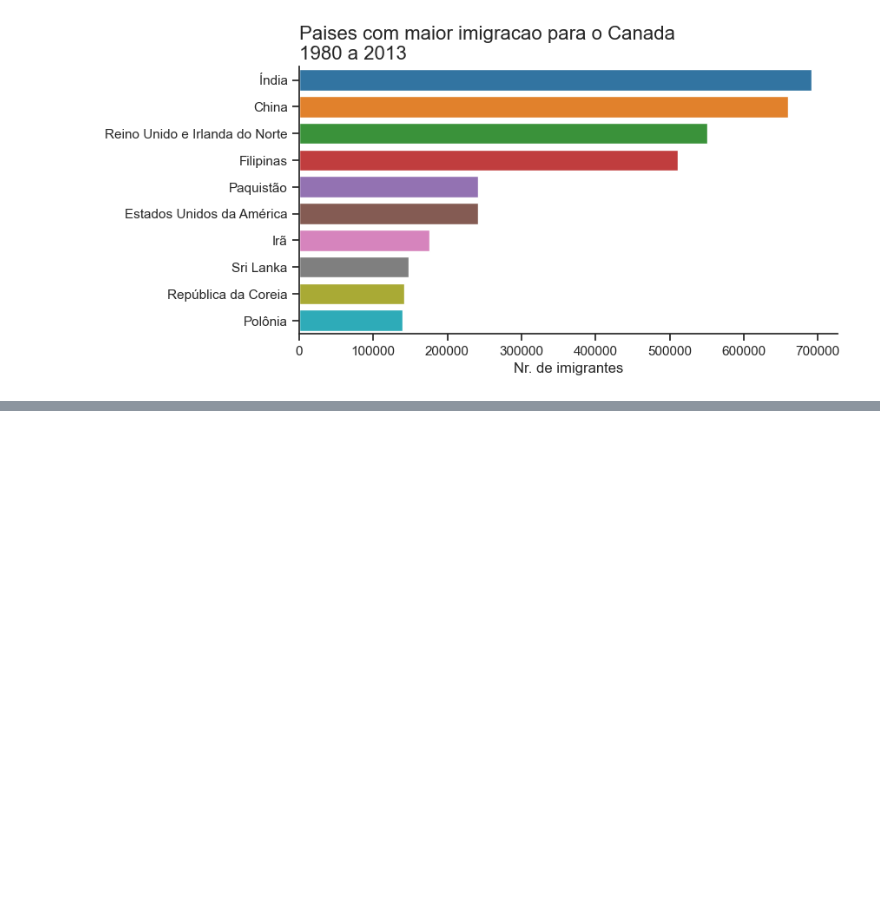
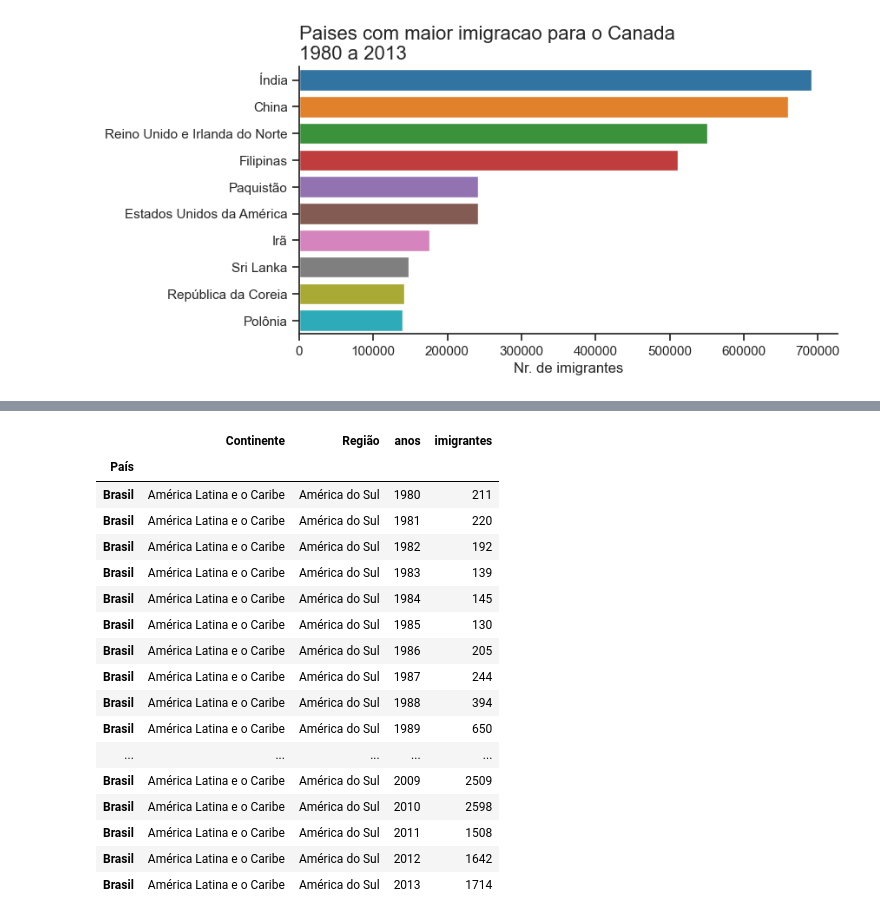
Before and after one commit to fortiCarrion/python-viz-examples, a Jupyter notebook: 01-seaborn.ipynb, the cells around one changed output, grey strips where cells are left out. Cells and saved outputs as stored; diff of their text form; code cells hidden in the pictures; blank space fills up the shorter version.

```diff
--- a/01-seaborn.ipynb
+++ b/01-seaborn.ipynb
@@ -90,0 +116,21 @@ plt.show()
+# %%
+_df.loc['Brasil', :]
+# %% [output]
+|  | Continente | Região | anos | imigrantes |
+| País |  |  |  |  |
+| Brasil | América Latina e o Caribe | América do Sul | 1980 | 211 |
+| Brasil | América Latina e o Caribe | América do Sul | 1981 | 220 |
+| Brasil | América Latina e o Caribe | América do Sul | 1982 | 192 |
+| Brasil | América Latina e o Caribe | América do Sul | 1983 | 139 |
+| Brasil | América Latina e o Caribe | América do Sul | 1984 | 145 |
+| Brasil | América Latina e o Caribe | América do Sul | 1985 | 130 |
+| Brasil | América Latina e o Caribe | América do Sul | 1986 | 205 |
+| Brasil | América Latina e o Caribe | América do Sul | 1987 | 244 |
+| Brasil | América Latina e o Caribe | América do Sul | 1988 | 394 |
+| Brasil | América Latina e o Caribe | América do Sul | 1989 | 650 |
+| ... | ... | ... | ... | ... |
+| Brasil | América Latina e o Caribe | América do Sul | 2009 | 2509 |
+| Brasil | América Latina e o Caribe | América do Sul | 2010 | 2598 |
+| Brasil | América Latina e o Caribe | América do Sul | 2011 | 1508 |
+| Brasil | América Latina e o Caribe | América do Sul | 2012 | 1642 |
+| Brasil | América Latina e o Caribe | América do Sul | 2013 | 1714 |
```
Also changed, not shown: parts of 6 cells of this notebook.
